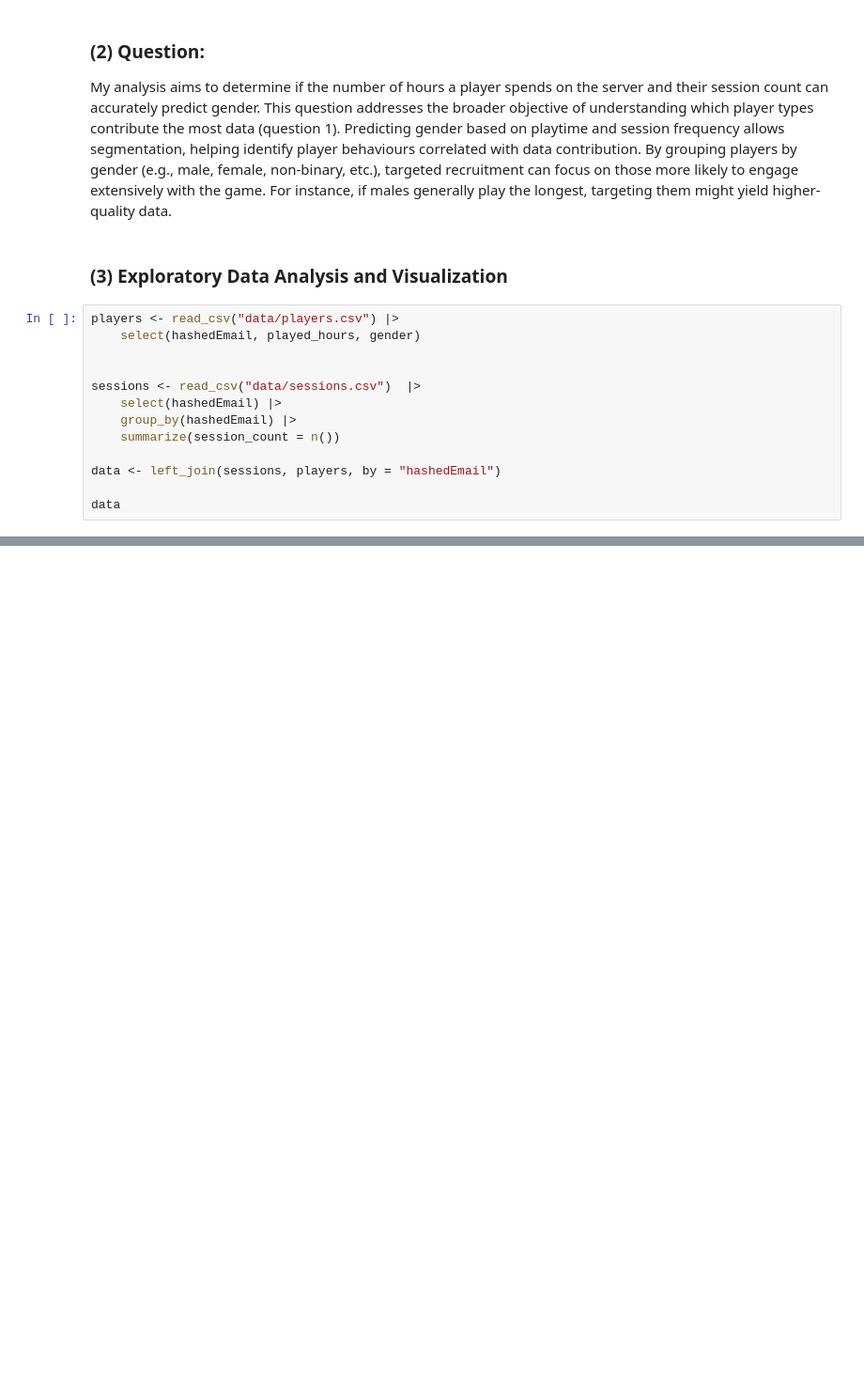
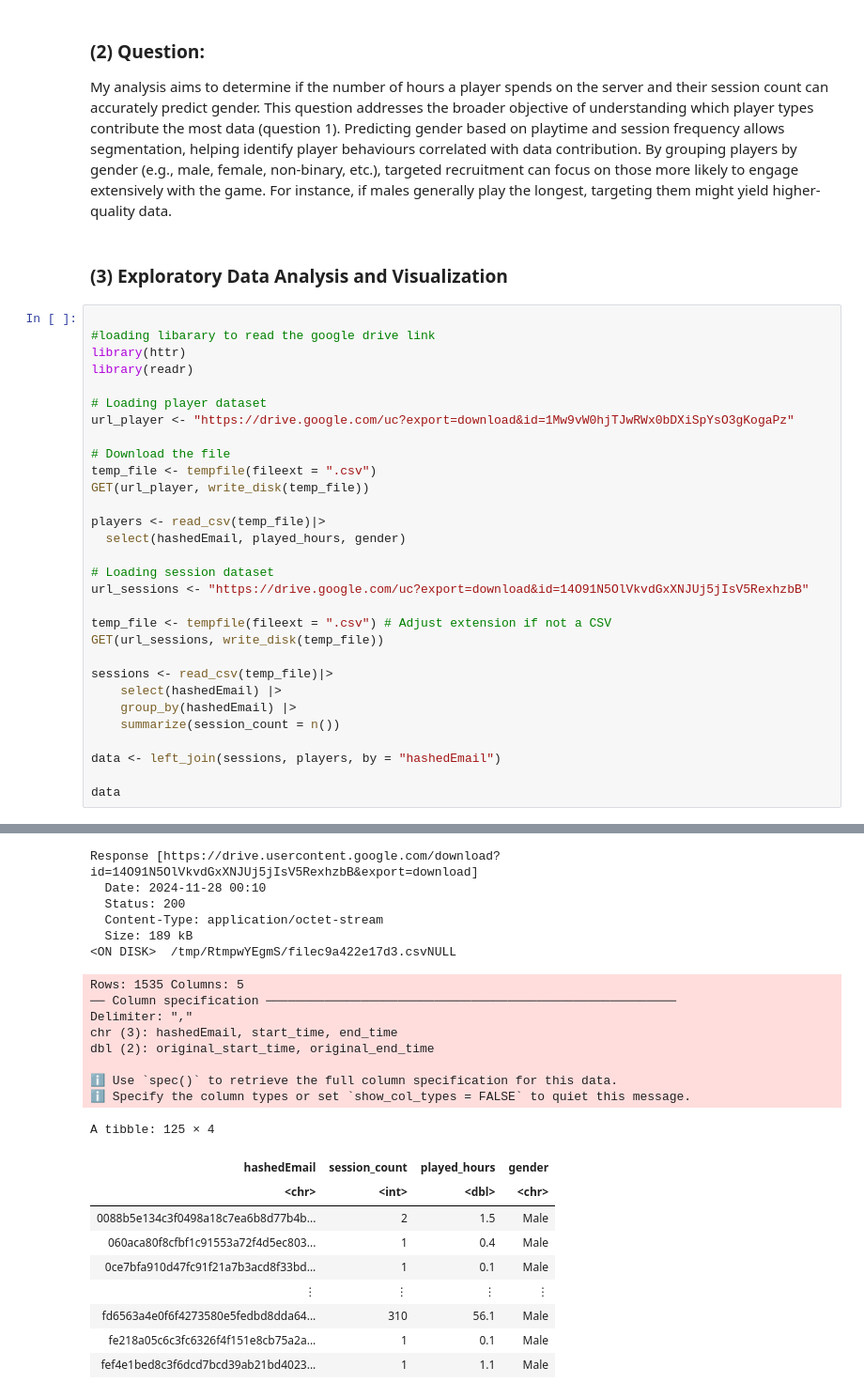
Before and after one commit to mia6c/dsci-100-group-project, a Jupyter notebook: Project Final Report .ipynb, the cells around one changed output, grey strips where cells are left out. Shown at 94% size. Drawn from its saved outputs; the diff is of its cells as text; blank space fills up the shorter version.

Commit message:
Finalized loading data

```diff
--- a/Project Final Report .ipynb
+++ b/Project Final Report .ipynb
@@ -58,16 +58,34 @@ The sessions.csv dataset contains observations of each player's playing session:
 My analysis aims to determine if the number of hours a player spends on the server and their session count can accurately predict gender. This question addresses the broader objective of understanding which player types contribute the most data (question 1). Predicting gender based on playtime and session frequency allows segmentation, helping identify player behaviours correlated with data contribution. By grouping players by gender (e.g., male, female, non-binary, etc.), targeted recruitment can focus on those more likely to engage extensively with the game. For instance, if males generally play the longest, targeting them might yield higher-quality data.
 # %% [markdown]
 ### (3) Exploratory Data Analysis and Visualization
-# %%
-players <- read_csv("data/players.csv") |>
-    select(hashedEmail, played_hours, gender)
-
-
-sessions <- read_csv("data/sessions.csv")  |>
-    select(hashedEmail) |>
-    group_by(hashedEmail) |>
-    summarize(session_count = n())
-
-data <- left_join(sessions, players, by = "hashedEmail")
-
-data
+# %%
+
+#loading libarary to read the google drive link
+library(httr)
+library(readr)
+
+# Loading player dataset
+url_player <- "https://drive.google.com/uc?export=download&id=1Mw9vW0hjTJwRWx0bDXiSpYsO3gKogaPz"
+
+# Download the file
+temp_file <- tempfile(fileext = ".csv")
+GET(url_player, write_disk(temp_file))
+
+players <- read_csv(temp_file)|>
+  select(hashedEmail, played_hours, gender)
+
+# Loading session dataset
+url_sessions <- "https://drive.google.com/uc?export=download&id=14O91N5OlVkvdGxXNJUj5jIsV5RexhzbB"
+
+temp_file <- tempfile(fileext = ".csv") # Adjust extension if not a CSV
+GET(url_sessions, write_disk(temp_file))
+
+sessions <- read_csv(temp_file)|>
+    select(hashedEmail) |>
+    group_by(hashedEmail) |>
+    summarize(session_count = n())
+
+data <- left_join(sessions, players, by = "hashedEmail")
+
+data
+# %% [output]
@@ -74,3 +107,27 @@ data
+Response [https://drive.usercontent.google.com/download?id=14O91N5OlVkvdGxXNJUj5jIsV5RexhzbB&export=download]
+  Date: 2024-11-28 00:10
+  Status: 200
+  Content-Type: application/octet-stream
+  Size: 189 kB
+<ON DISK>  /tmp/RtmpwYEgmS/filec9a422e17d3.csvNULL
+Rows: 1535 Columns: 5
+── Column specification ────────────────────────────────────────────────────────
+Delimiter: ","
+chr (3): hashedEmail, start_time, end_time
+dbl (2): original_start_time, original_end_time
+
+ℹ Use `spec()` to retrieve the full column specification for this data.
+ℹ Specify the column types or set `show_col_types = FALSE` to quiet this message.
+A tibble: 125 × 4
+| hashedEmail | session_count | played_hours | gender |
+| <chr> | <int> | <dbl> | <chr> |
+| 0088b5e134c3f0498a18c7ea6b8d77b4b... | 2 | 1.5 | Male |
+| 060aca80f8cfbf1c91553a72f4d5ec803... | 1 | 0.4 | Male |
+| 0ce7bfa910d47fc91f21a7b3acd8f33bd... | 1 | 0.1 | Male |
+| ⋮ | ⋮ | ⋮ | ⋮ |
+| fd6563a4e0f6f4273580e5fedbd8dda64... | 310 | 56.1 | Male |
+| fe218a05c6c3fc6326f4f151e8cb75a2a... | 1 | 0.1 | Male |
+| fef4e1bed8c3f6dcd7bcd39ab21bd4023... | 1 | 1.1 | Male |
 # %%
 set.seed(9999)
 
```
Also changed, not shown: parts of 3 cells of this notebook.
